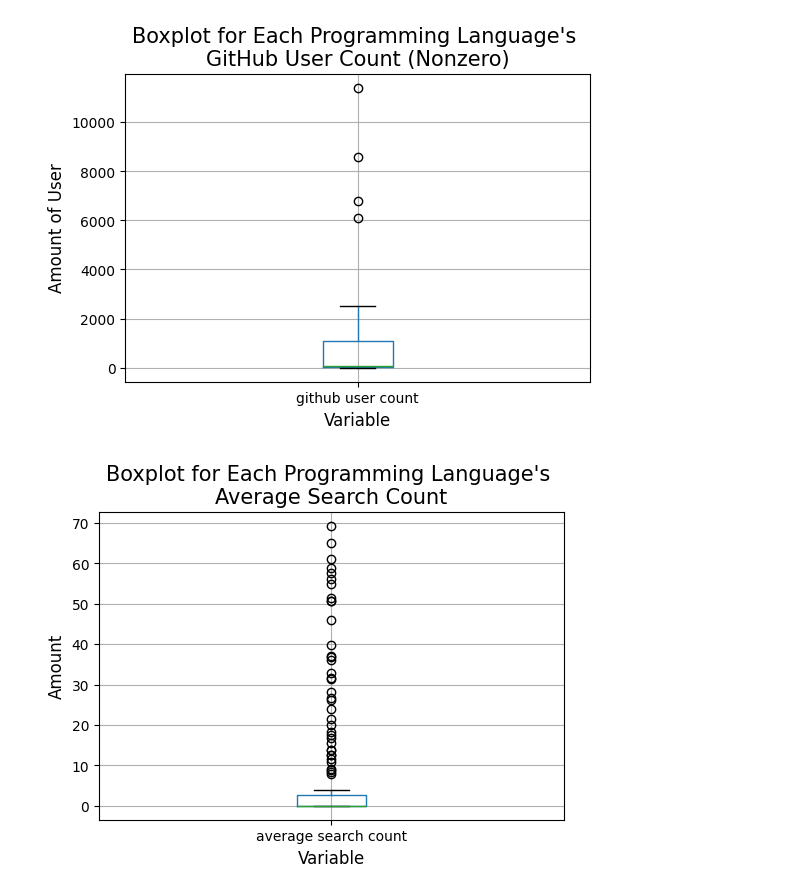
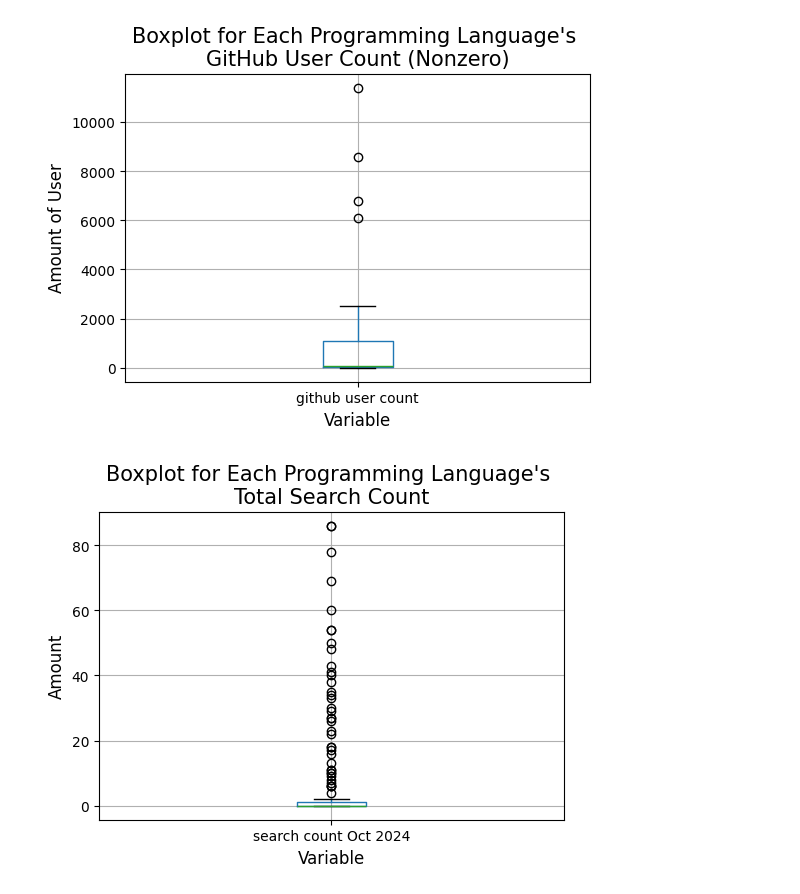
Before and after one commit to Ella-Raputri/FoDS-FinalProject, a Jupyter notebook: EDA/plot1.ipynb, the cells around one changed output. Cells and saved outputs as stored; diff of their text form; code cells hidden in the pictures.

```diff
--- a/EDA/plot1.ipynb
+++ b/EDA/plot1.ipynb
@@ -4,7 +4,7 @@ import numpy as np
 import seaborn as sns
 import matplotlib.pyplot as plt
 # %%
-df = pd.read_csv('result3.csv')
+df = pd.read_csv('result4.csv')
 df
 # %% [output]
 |  | programming language | tiobe index ratings | job amount | average salary | location | linkedin skill | ... |
@@ -140,14 +140,14 @@ plt.show()
 # %%
 # All Average Search Count
 
 plt.figure(figsize = (6,4))
-df[["average search count"]].boxplot()
-plt.title("Boxplot for Each Programming Language's \nAverage Search Count", fontsize = 15)
+df[["search count Oct 2024"]].boxplot()
+plt.title("Boxplot for Each Programming Language's \nTotal Search Count", fontsize = 15)
 plt.xlabel("Variable", fontsize = 12)
 plt.ylabel("Amount", fontsize = 12)
 plt.show()
 # %% [output]
-[figure, old version]
+[figure, new version]
 # %%
 # All Nonzero Average Search Count
 
```
Also changed, not shown: parts of 5 cells of this notebook, 22 other files.
